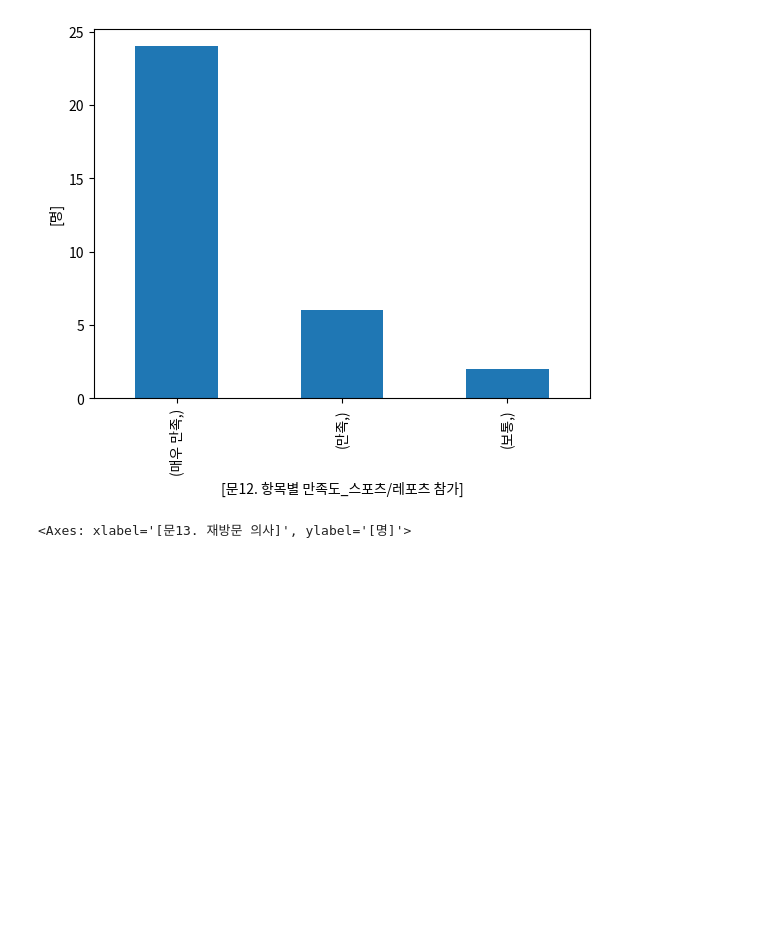
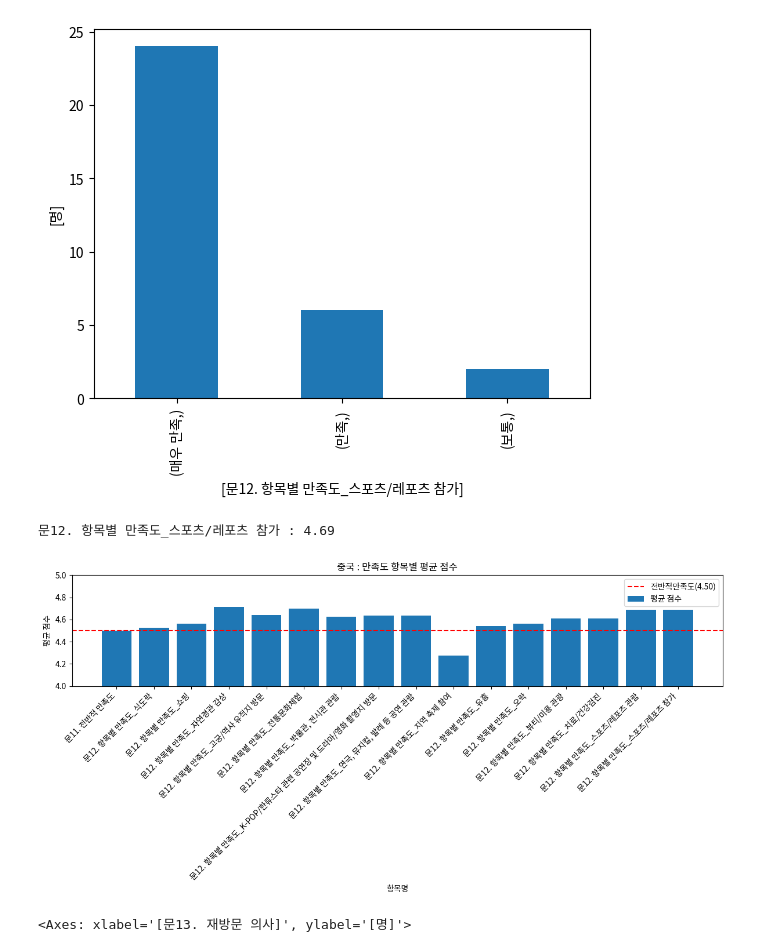
Before and after one commit to kKn00077/techit-travel-data-analysis, a Jupyter notebook: china.ipynb, the cells around one changed output. Saved outputs shown, nothing was run; the diff lists cells and outputs as text; code cells hidden in the pictures; blank space fills up the shorter version.

```diff
--- a/china.ipynb
+++ b/china.ipynb
@@ -852,6 +1041,66 @@ info_df.loc[info_df['Q12a15'] != -1, ['Q12a15']].value_counts().plot.bar(
 # %% [output]
 <Axes: xlabel='[문12. 항목별 만족도_스포츠/레포츠 참가]', ylabel='[명]'>
 [figure]
+# %%
+# 컬럼 값을 점수로 매핑
+info_df['Q12a15_score'] = info_df['Q12a15'].map(score_mapping)
+
+# 평균 점수 계산
+Q12a15_average = info_df['Q12a15_score'].mean()
+
+# 항목명 가져오기
+항목명 = columns_value_df.loc[columns_value_df['변수명'] == 'Q12a15', '항목명'].iloc[0]
+
+print(f'{항목명} : {Q12a15_average:.2f}')
+# %% [output]
+문12. 항목별 만족도_스포츠/레포츠 참가 : 4.69
+# %%
+# 만족도 통합 그래프
+
+# 평균 점수 데이터
+averages = {
+    'Q11' : Q11_average,
+    'Q12a01': Q12a01_average,
+    'Q12a02': Q12a02_average,
+    'Q12a03': Q12a03_average,
+    'Q12a04': Q12a04_average,
+    'Q12a05': Q12a05_average,
+    'Q12a06': Q12a06_average,
+    'Q12a07': Q12a07_average,
+    'Q12a08': Q12a08_average,
+    'Q12a09': Q12a09_average,
+    'Q12a10': Q12a10_average,
+    'Q12a11': Q12a11_average,
+    'Q12a12': Q12a12_average,
+    'Q12a13': Q12a13_average,
+    'Q12a14': Q12a14_average,
+    'Q12a15': Q12a15_average
+}
+
+# 변수명에 매핑된 항목명 추출 및 정렬
+filtered_df = columns_value_df[columns_value_df['변수명'].isin(averages.keys())]
+filtered_df = filtered_df.sort_values(by='변수명')  # 변수명을 기준으로 정렬
+
+# X축 : 항목명
+x_labels = filtered_df['항목명'].tolist()
+
+# Y축 : 평균 점수
+y_values = [averages[key] for key in filtered_df['변수명']]
+
+# 그래프 그리기
+plt.figure(figsize=(12, 6))
+plt.bar(x_labels, y_values, label='평균 점수')
+plt.axhline(y=Q11_average, color='red', linestyle='--', linewidth=1.5, label=f'전반적만족도({Q11_average:.2f})')
+plt.xlabel('항목명')
+plt.ylabel('평균 점수')
+plt.title('중국 : 만족도 항목별 평균 점수')
+plt.xticks(rotation=45, ha='right')
+plt.ylim(4,5)  # y축 최소값 4, 최대값 5
+plt.legend()
+plt.tight_layout()
+plt.show()
+# %% [output]
+[figure, added]
 # %%
 # 재방문 의사
 info_df.loc[info_df['Q13'] != -1, ['Q13']].value_counts().plot.bar(
```
Also changed, not shown: parts of 16 cells of this notebook.
